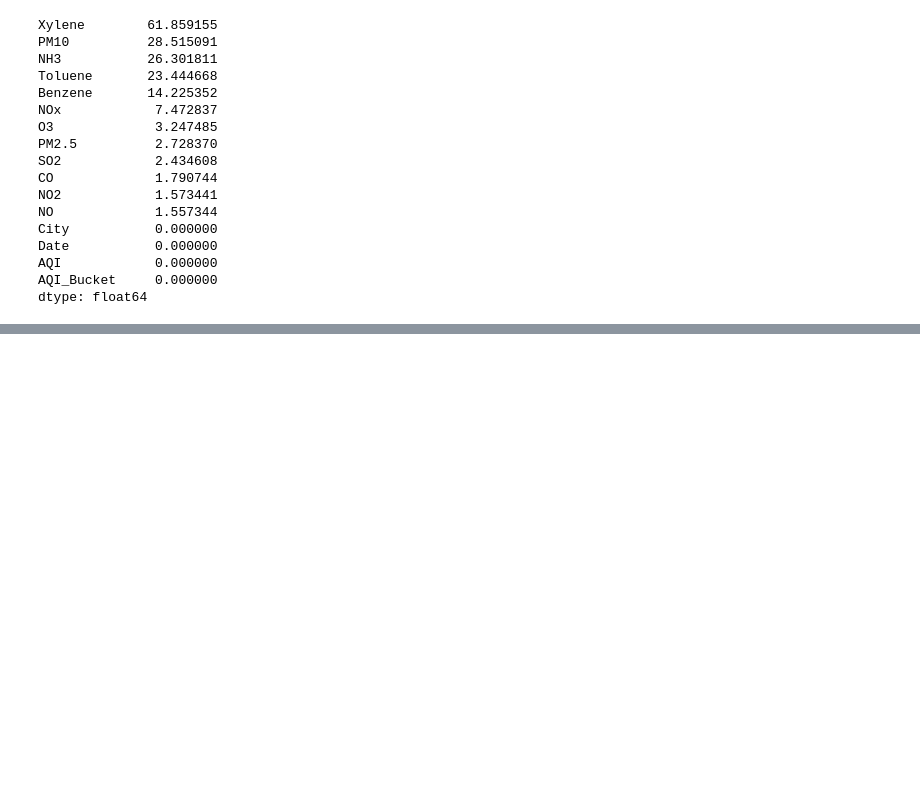
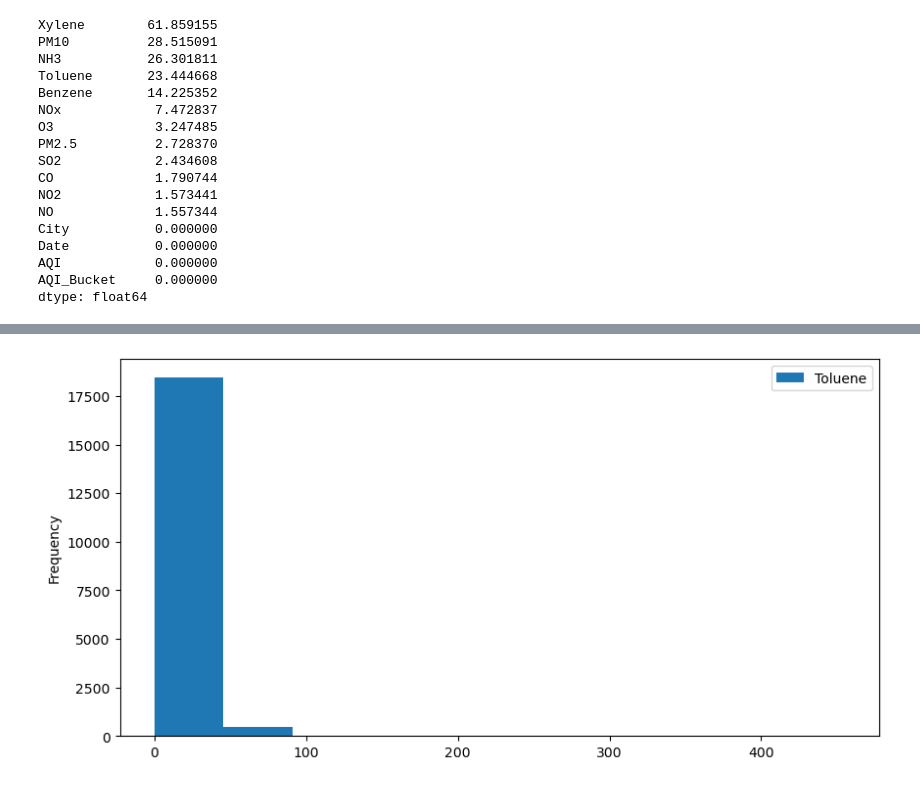
Before and after one commit to shaikh-mahek06/AQI-prediction-model, a Jupyter notebook: AQI prediction model.ipynb, the cells around one changed output, grey strips where cells are left out. Saved outputs shown, nothing was run; the diff lists cells and outputs as text; code cells hidden in the pictures; blank space fills up the shorter version.

```diff
--- a/AQI prediction model.ipynb
+++ b/AQI prediction model.ipynb
@@ -129,0 +142,6 @@ dtype: float64
+# %%
+df['Toluene'].plot(kind='hist',figsize=(10,5))
+plt.legend()
+plt.show()
+# %% [output]
+[figure, added]
```
Also changed, not shown: parts of 29 cells of this notebook.
